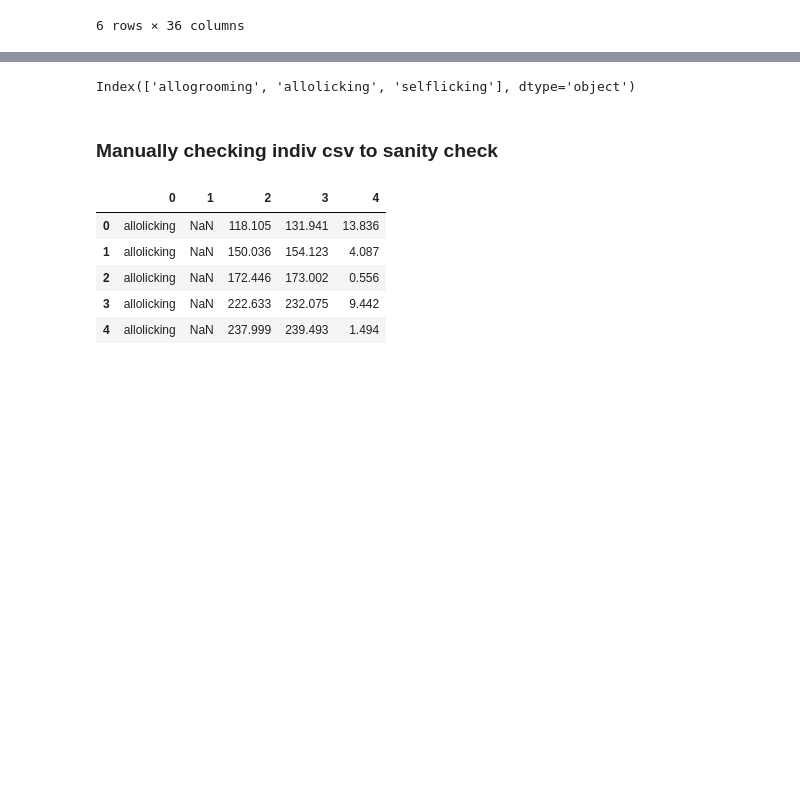
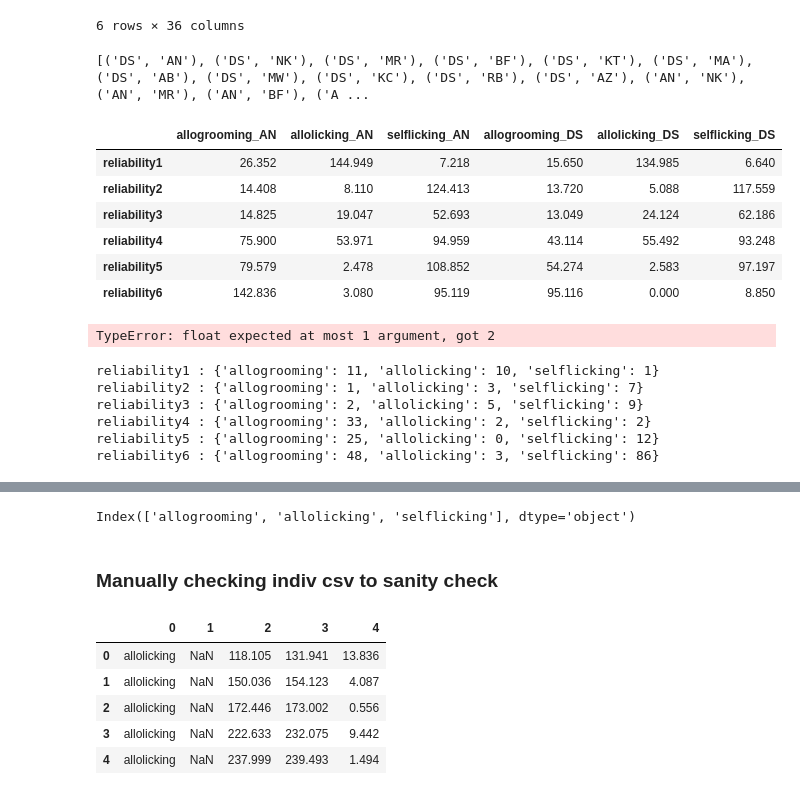
Before and after one commit to kayannet/SmithLab_Reliability, a Jupyter notebook: reliability.ipynb, the cells around one changed output, grey strips where cells are left out. Drawn from its saved outputs; the diff is of its cells as text; code cells hidden in the pictures; blank space fills up the shorter version.

Commit message:
Add terminal and difference feature

```diff
--- a/reliability.ipynb
+++ b/reliability.ipynb
@@ -101,3 +101,63 @@ t
 | reliability5 | 79.579 | 2.478 | 108.852 | 63.954 | 6.256 | 120.525 | ... |
 | reliability6 | 142.836 | 3.080 | 95.119 | 76.143 | 10.493 | 99.976 | ... |
 6 rows × 36 columns
+# %%
+initials_list = list(all_initials)
+pairwise_comparisons = [(g1, g2) for i, g1 in enumerate(initials_list) for g2 in initials_list[i+1:]]
+print(pairwise_comparisons)
+# %% [output]
+[('DS', 'AN'), ('DS', 'NK'), ('DS', 'MR'), ('DS', 'BF'), ('DS', 'KT'), ('DS', 'MA'), ('DS', 'AB'), ('DS', 'MW'), ('DS', 'KC'), ('DS', 'RB'), ('DS', 'AZ'), ('AN', 'NK'), ('AN', 'MR'), ('AN', 'BF'), ('A ...
+# %%
+# Filters dataframe with argument comparison
+compare_df = t.loc[:, t.columns.str.contains('DS|AN')]
+compare_df
+# %% [output]
+|  | allogrooming_AN | allolicking_AN | selflicking_AN | allogrooming_DS | allolicking_DS | selflicking_DS |
+| reliability1 | 26.352 | 144.949 | 7.218 | 15.650 | 134.985 | 6.640 |
+| reliability2 | 14.408 | 8.110 | 124.413 | 13.720 | 5.088 | 117.559 |
+| reliability3 | 14.825 | 19.047 | 52.693 | 13.049 | 24.124 | 62.186 |
+| reliability4 | 75.900 | 53.971 | 94.959 | 43.114 | 55.492 | 93.248 |
+| reliability5 | 79.579 | 2.478 | 108.852 | 54.274 | 2.583 | 97.197 |
+| reliability6 | 142.836 | 3.080 | 95.119 | 95.116 | 0.000 | 8.850 |
+# %%
+time_differences = {}
+percentage_differences = {}
+
+for index, row in compare_df.iterrows():
+    behaviors = t.columns.str[:-3].unique()
+    time_diff = {}
+    percent_diff = {}
+
+    for behavior in behaviors:
+        cols = [col for col in compare_df.columns if behavior in col]
+
+        if len(cols) == 2:
+            val1 = row[cols[0]]
+            val2 = row[cols[1]]
+            diff = round(float(abs(val1 - val2)))
+            avg = (val1 + val2) / 2
+
+            if avg != 0:
+                pdiff = round(float((diff / avg) * 100, 2))
+            else:
+                pdiff = 0
+
+            percent_diff[behavior] = pdiff
+
+            time_diff[behavior] = diff
+
+    time_differences[index] = time_diff
+    percentage_differences[index] = percent_diff
+# %% [output]
+TypeError: float expected at most 1 argument, got 2
+# %%
+# for key, value in dictionary
+for video, behavior_diff in time_differences.items():
+    print(f"{video} : {behavior_diff}")
+# %% [output]
+reliability1 : {'allogrooming': 11, 'allolicking': 10, 'selflicking': 1}
+reliability2 : {'allogrooming': 1, 'allolicking': 3, 'selflicking': 7}
+reliability3 : {'allogrooming': 2, 'allolicking': 5, 'selflicking': 9}
+reliability4 : {'allogrooming': 33, 'allolicking': 2, 'selflicking': 2}
+reliability5 : {'allogrooming': 25, 'allolicking': 0, 'selflicking': 12}
+reliability6 : {'allogrooming': 48, 'allolicking': 3, 'selflicking': 86}
```
Also changed, not shown: parts of 7 cells of this notebook, 1 other file.
